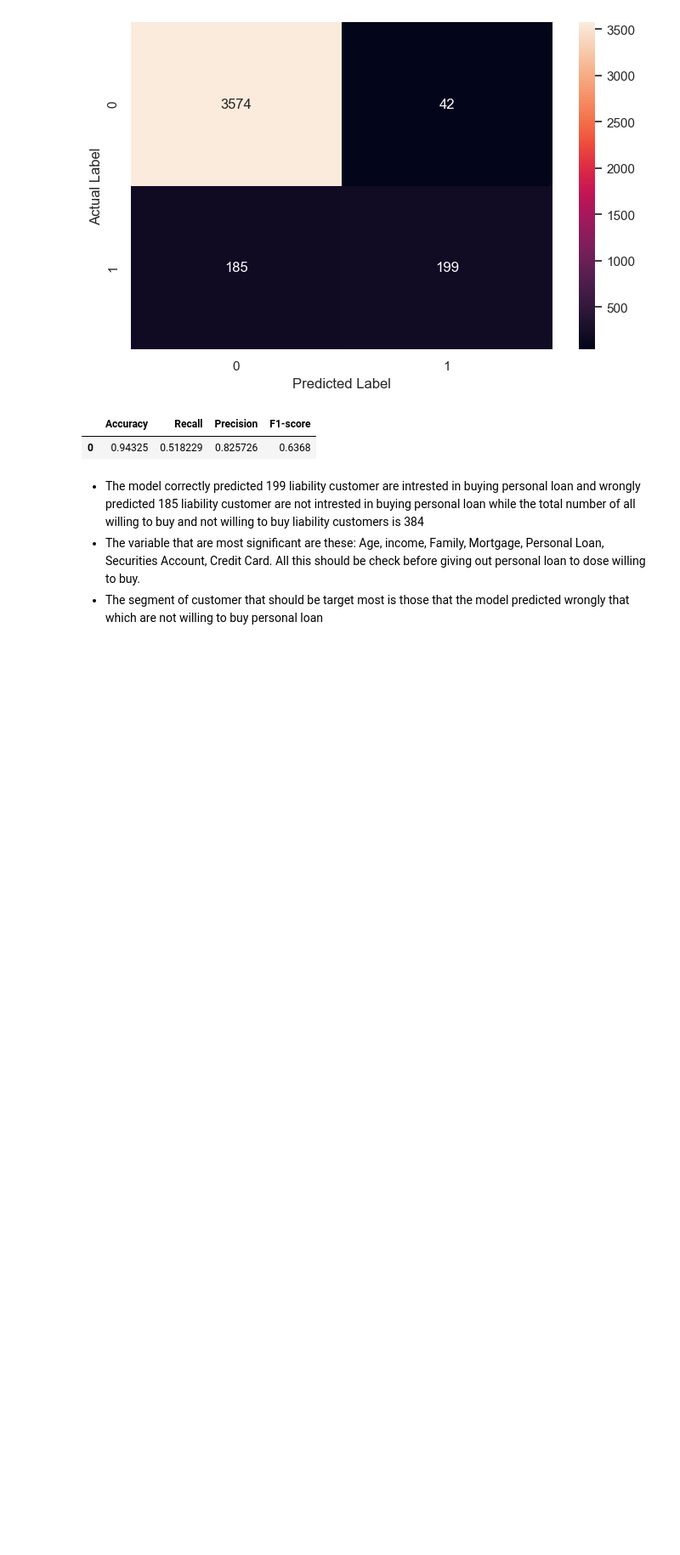
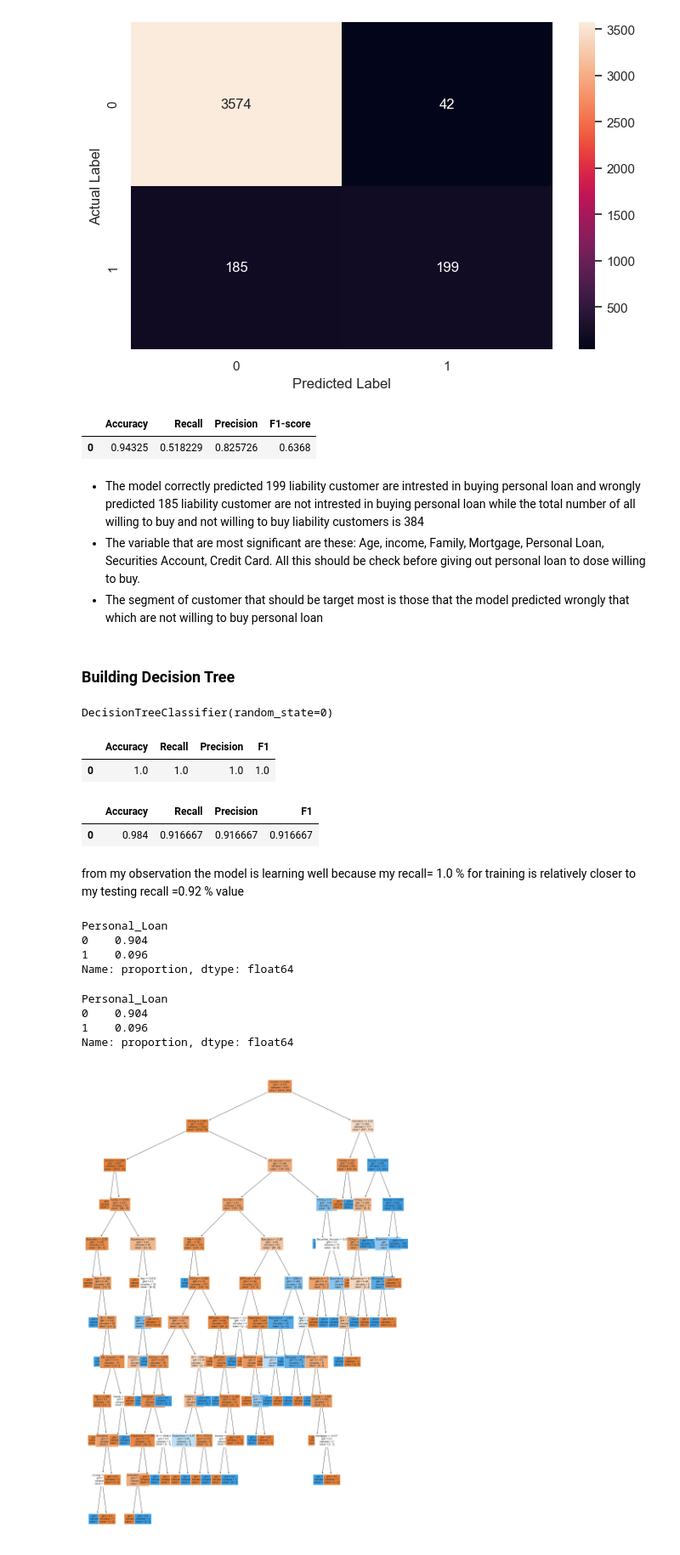
Before and after one commit to Qozeem2/Machine-learning-quiz-, a Jupyter notebook: Personal_load_campaign_project.ipynb, the cells around one changed output. Shown at 85% size. Drawn from its saved outputs; the diff is of its cells as text; code cells hidden in the pictures; blank space fills up the shorter version.

```diff
--- a/Personal_load_campaign_project.ipynb
+++ b/Personal_load_campaign_project.ipynb
@@ -458,3 +458,5 @@ def model_performance_classification(model, predictors, target, threshold = 0.5)
     plt.ylabel('Actual Label')
     plt.show()
     return df_perf
+# %% [markdown]
+### Building Decision Tree
@@ -460,0 +465,65 @@ def model_performance_classification(model, predictors, target, threshold = 0.5)
+# %%
+dtree.fit(train_data, y_train)
+# %% [output]
+DecisionTreeClassifier(random_state=0)
+# %%
+def model_performance_classification_sklearn(model, predictors, target):
+    #predicting using the independent variables
+    pred = model.predict(predictors)
+    acc = accuracy_score(target,pred)
+    recall = recall_score(target, pred)
+    precision = precision_score(target, pred)
+    f1 = f1_score(target,pred)
+
+    df_perrf =pd.DataFrame(
+        {
+            'Accuracy' : acc,
+            'Recall' : recall,
+            'Precision': precision,
+            'F1': f1,
+
+        },
+        index=[0],
+
+    )
+    return df_perrf
+# %%
+model_performance_classification_sklearn(dtree,train_data, y_train)
+# %% [output]
+|  | Accuracy | Recall | Precision | F1 |
+| 0 | 1.0 | 1.0 | 1.0 | 1.0 |
+# %%
+model_performance_classification_sklearn(dtree,test_data, y_test)
+# %% [output]
+|  | Accuracy | Recall | Precision | F1 |
+| 0 | 0.984 | 0.916667 | 0.916667 | 0.916667 |
+# %% [markdown]
+from my observation the model is learning well because my recall= 1.0 % for training is relatively closer to my testing recall =0.92 % value
+# %%
+y_train.value_counts(normalize = True)
+# %% [output]
+Personal_Loan
+0    0.904
+1    0.096
+Name: proportion, dtype: float64
+# %%
+y_test.value_counts(normalize =True)
+# %% [output]
+Personal_Loan
+0    0.904
+1    0.096
+Name: proportion, dtype: float64
+# %%
+#creating a list of the columns
+feat_name = train_data.columns.to_list()
+# %%
+plt.figure(figsize=(20, 30))
+out = tree.plot_tree(dtree, feature_names =feat_name, filled= True, fontsize=9, node_ids=False, class_names= None)
+for o in out:
+    arrow = o.arrow_patch
+    if arrow is None:
+        arrow.set_edgecolor('black')
+        arrow.set_linewidth(1)
+plt.show()
+# %% [output]
+[figure, added]
```
Also changed, not shown: parts of 2 cells of this notebook.
